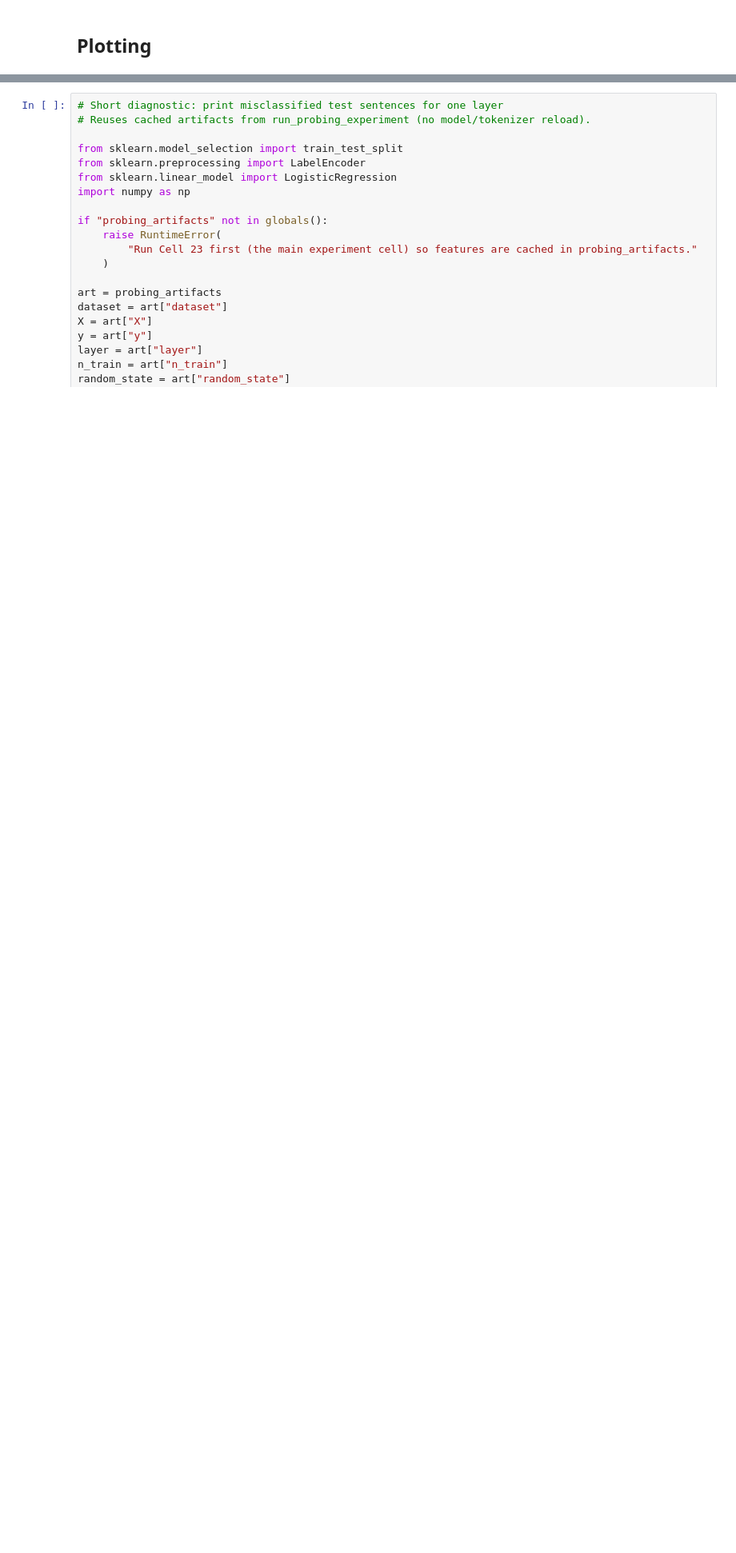
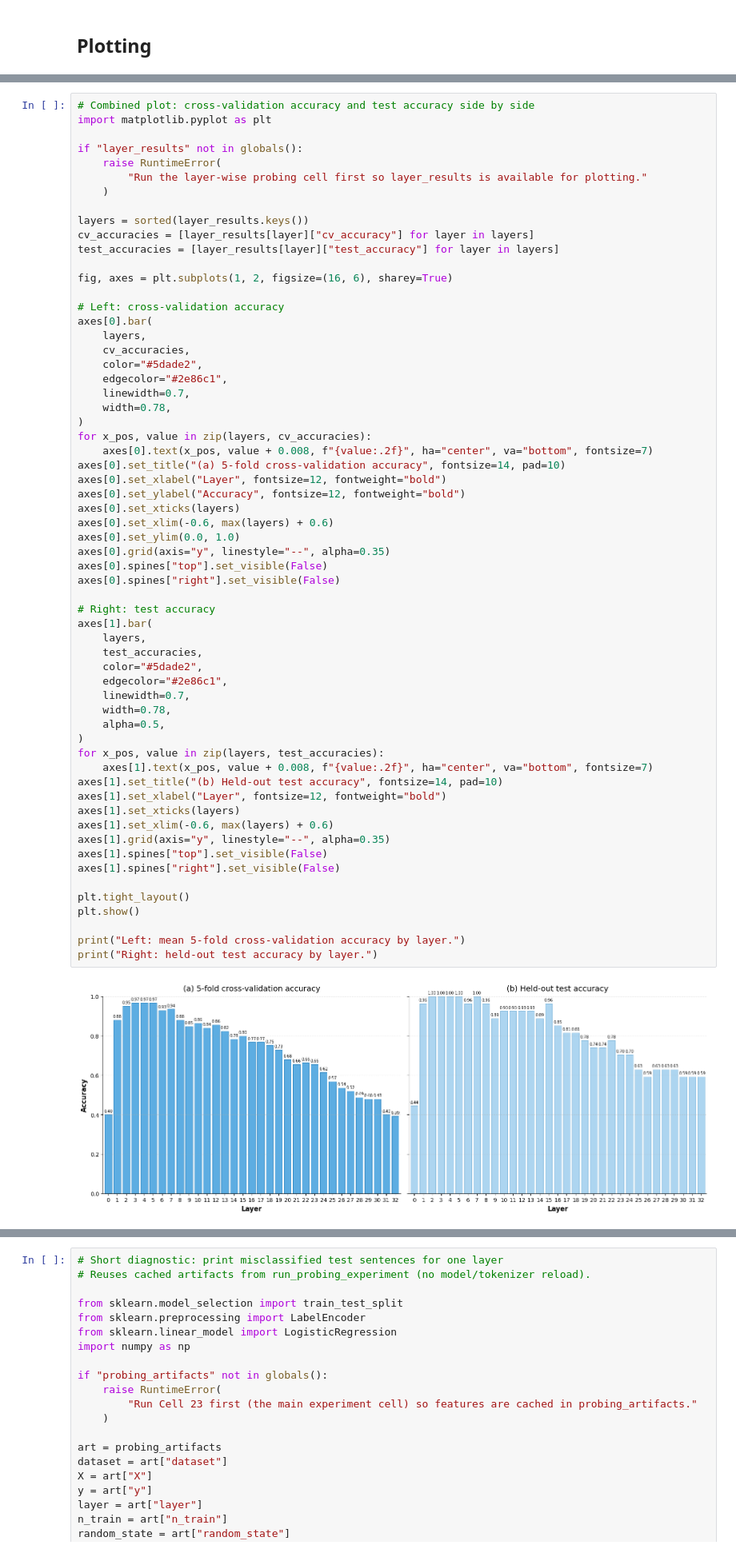
Before and after one commit to anni22/argument_structure_inLLMs, a Jupyter notebook: probing_experiment.ipynb, the cells around one changed output, grey strips where cells are left out. Shown at 80% size. Cells and saved outputs as stored; diff of their text form; blank space fills up the shorter version.

Commit message:
bar charts sidebyside

```diff
--- a/probing_experiment.ipynb
+++ b/probing_experiment.ipynb
@@ -1108,2 +1089,65 @@ print("Error bars show the standard deviation across folds.")
 Bars show mean 5-fold cross-validation accuracy for layers 0 to 32.
 Error bars show the standard deviation across folds.
+# %%
+# Combined plot: cross-validation accuracy and test accuracy side by side
+import matplotlib.pyplot as plt
+
+if "layer_results" not in globals():
+    raise RuntimeError(
+        "Run the layer-wise probing cell first so layer_results is available for plotting."
+    )
+
+layers = sorted(layer_results.keys())
+cv_accuracies = [layer_results[layer]["cv_accuracy"] for layer in layers]
+test_accuracies = [layer_results[layer]["test_accuracy"] for layer in layers]
+
+fig, axes = plt.subplots(1, 2, figsize=(16, 6), sharey=True)
+
+# Left: cross-validation accuracy
+axes[0].bar(
+    layers,
+    cv_accuracies,
+    color="#5dade2",
+    edgecolor="#2e86c1",
+    linewidth=0.7,
+    width=0.78,
+)
+for x_pos, value in zip(layers, cv_accuracies):
+    axes[0].text(x_pos, value + 0.008, f"{value:.2f}", ha="center", va="bottom", fontsize=7)
+axes[0].set_title("(a) 5-fold cross-validation accuracy", fontsize=14, pad=10)
+axes[0].set_xlabel("Layer", fontsize=12, fontweight="bold")
+axes[0].set_ylabel("Accuracy", fontsize=12, fontweight="bold")
+axes[0].set_xticks(layers)
+axes[0].set_xlim(-0.6, max(layers) + 0.6)
+axes[0].set_ylim(0.0, 1.0)
+axes[0].grid(axis="y", linestyle="--", alpha=0.35)
+axes[0].spines["top"].set_visible(False)
+axes[0].spines["right"].set_visible(False)
+
+# Right: test accuracy
+axes[1].bar(
+    layers,
+    test_accuracies,
+    color="#5dade2",
+    edgecolor="#2e86c1",
+    linewidth=0.7,
+    width=0.78,
+    alpha=0.5,
+)
+for x_pos, value in zip(layers, test_accuracies):
+    axes[1].text(x_pos, value + 0.008, f"{value:.2f}", ha="center", va="bottom", fontsize=7)
+axes[1].set_title("(b) Held-out test accuracy", fontsize=14, pad=10)
+axes[1].set_xlabel("Layer", fontsize=12, fontweight="bold")
+axes[1].set_xticks(layers)
+axes[1].set_xlim(-0.6, max(layers) + 0.6)
+axes[1].grid(axis="y", linestyle="--", alpha=0.35)
+axes[1].spines["top"].set_visible(False)
+axes[1].spines["right"].set_visible(False)
+
+plt.tight_layout()
+plt.show()
+
+print("Left: mean 5-fold cross-validation accuracy by layer.")
+print("Right: held-out test accuracy by layer.")
+# %% [output]
+[figure, added]
```
Also changed, not shown: parts of 8 cells of this notebook.
